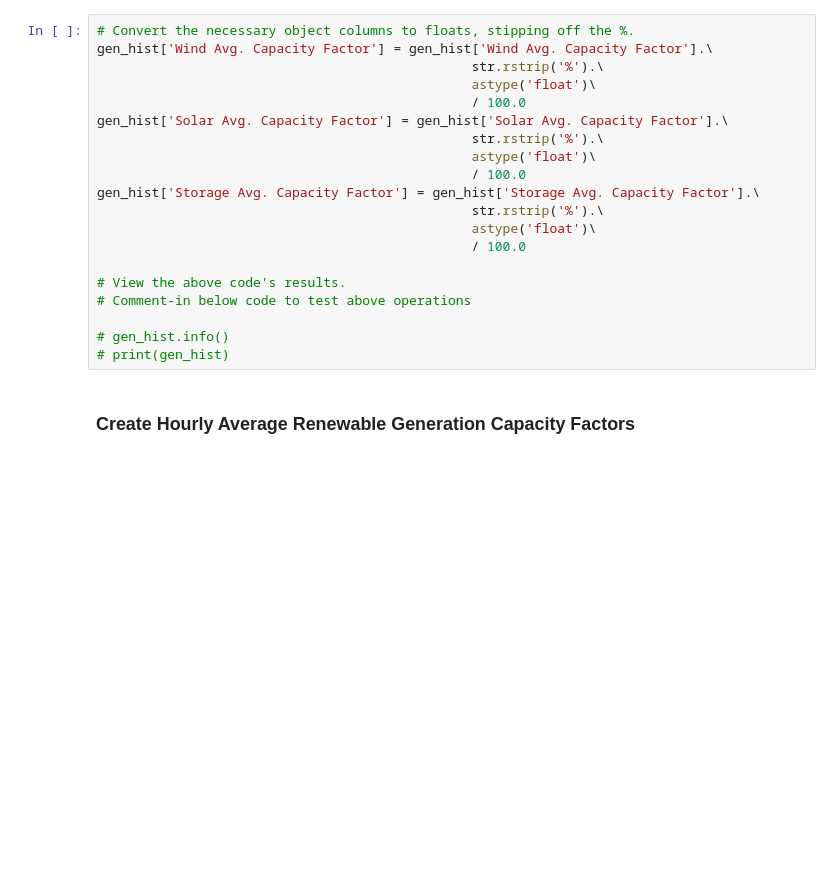
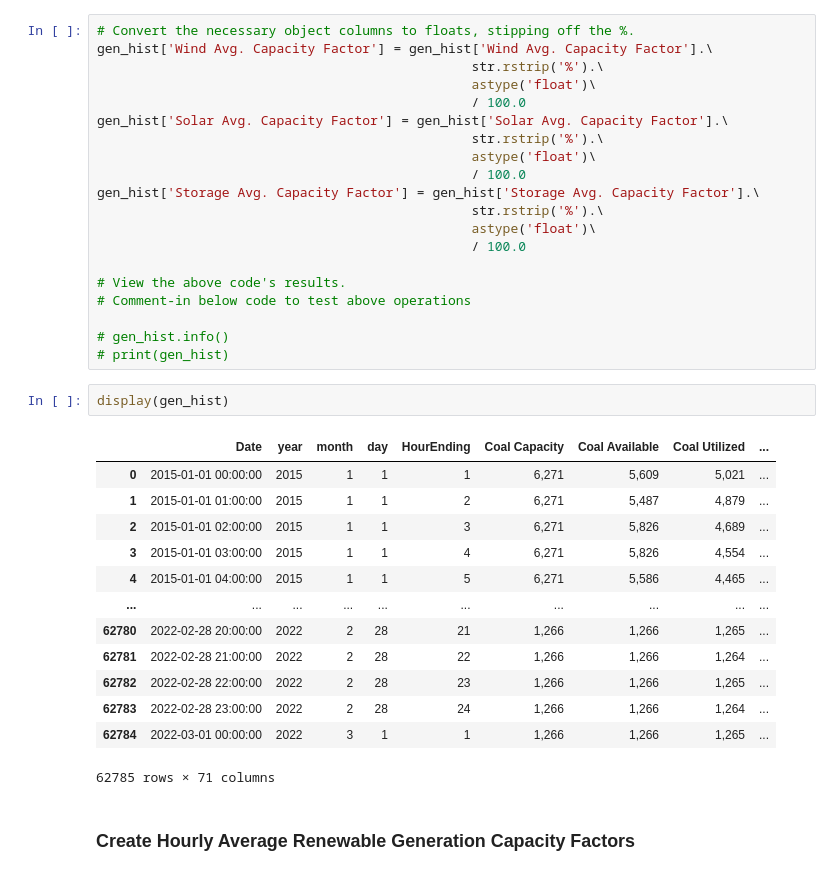
Before and after one commit to mcl13/AESO_research_2022, a Jupyter notebook: AESO_analysis.ipynb, the cells around one changed output. Saved outputs shown, nothing was run; the diff lists cells and outputs as text; blank space fills up the shorter version.

```diff
--- a/AESO_analysis.ipynb
+++ b/AESO_analysis.ipynb
@@ -303,6 +304,22 @@ gen_hist['Storage Avg. Capacity Factor'] = gen_hist['Storage Avg. Capacity Facto
 
 # gen_hist.info()
 # print(gen_hist)
+# %%
+display(gen_hist)
+# %% [output]
+|  | Date | year | month | day | HourEnding | Coal Capacity | Coal Available | Coal Utilized | ... |
+| 0 | 2015-01-01 00:00:00 | 2015 | 1 | 1 | 1 | 6,271 | 5,609 | 5,021 | ... |
+| 1 | 2015-01-01 01:00:00 | 2015 | 1 | 1 | 2 | 6,271 | 5,487 | 4,879 | ... |
+| 2 | 2015-01-01 02:00:00 | 2015 | 1 | 1 | 3 | 6,271 | 5,826 | 4,689 | ... |
+| 3 | 2015-01-01 03:00:00 | 2015 | 1 | 1 | 4 | 6,271 | 5,826 | 4,554 | ... |
+| 4 | 2015-01-01 04:00:00 | 2015 | 1 | 1 | 5 | 6,271 | 5,586 | 4,465 | ... |
+| ... | ... | ... | ... | ... | ... | ... | ... | ... | ... |
+| 62780 | 2022-02-28 20:00:00 | 2022 | 2 | 28 | 21 | 1,266 | 1,266 | 1,265 | ... |
+| 62781 | 2022-02-28 21:00:00 | 2022 | 2 | 28 | 22 | 1,266 | 1,266 | 1,264 | ... |
+| 62782 | 2022-02-28 22:00:00 | 2022 | 2 | 28 | 23 | 1,266 | 1,266 | 1,265 | ... |
+| 62783 | 2022-02-28 23:00:00 | 2022 | 2 | 28 | 24 | 1,266 | 1,266 | 1,264 | ... |
+| 62784 | 2022-03-01 00:00:00 | 2022 | 3 | 1 | 1 | 1,266 | 1,266 | 1,265 | ... |
+62785 rows × 71 columns
 # %% [markdown]
 ### Create Hourly Average Renewable Generation Capacity Factors
 # %% [markdown]
```
Also changed, not shown: parts of 37 cells of this notebook.
